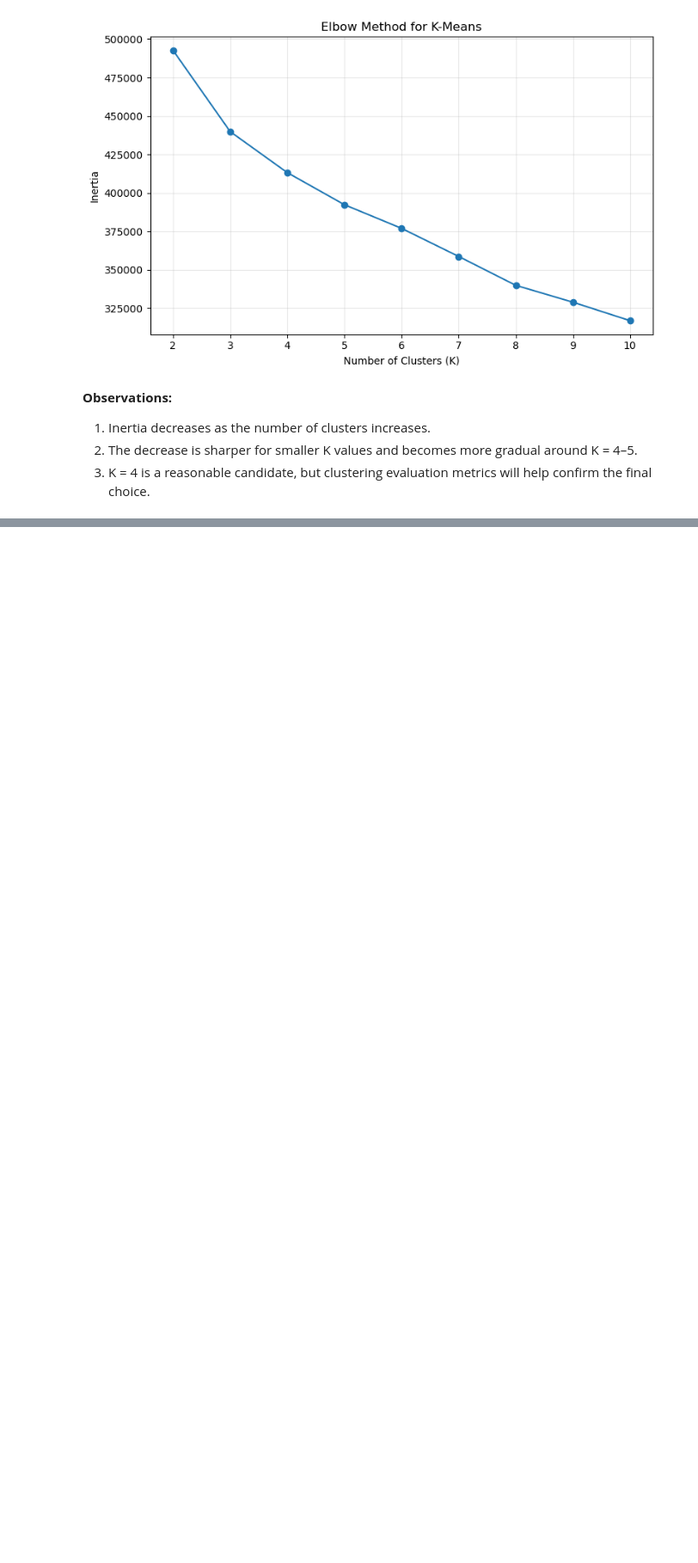
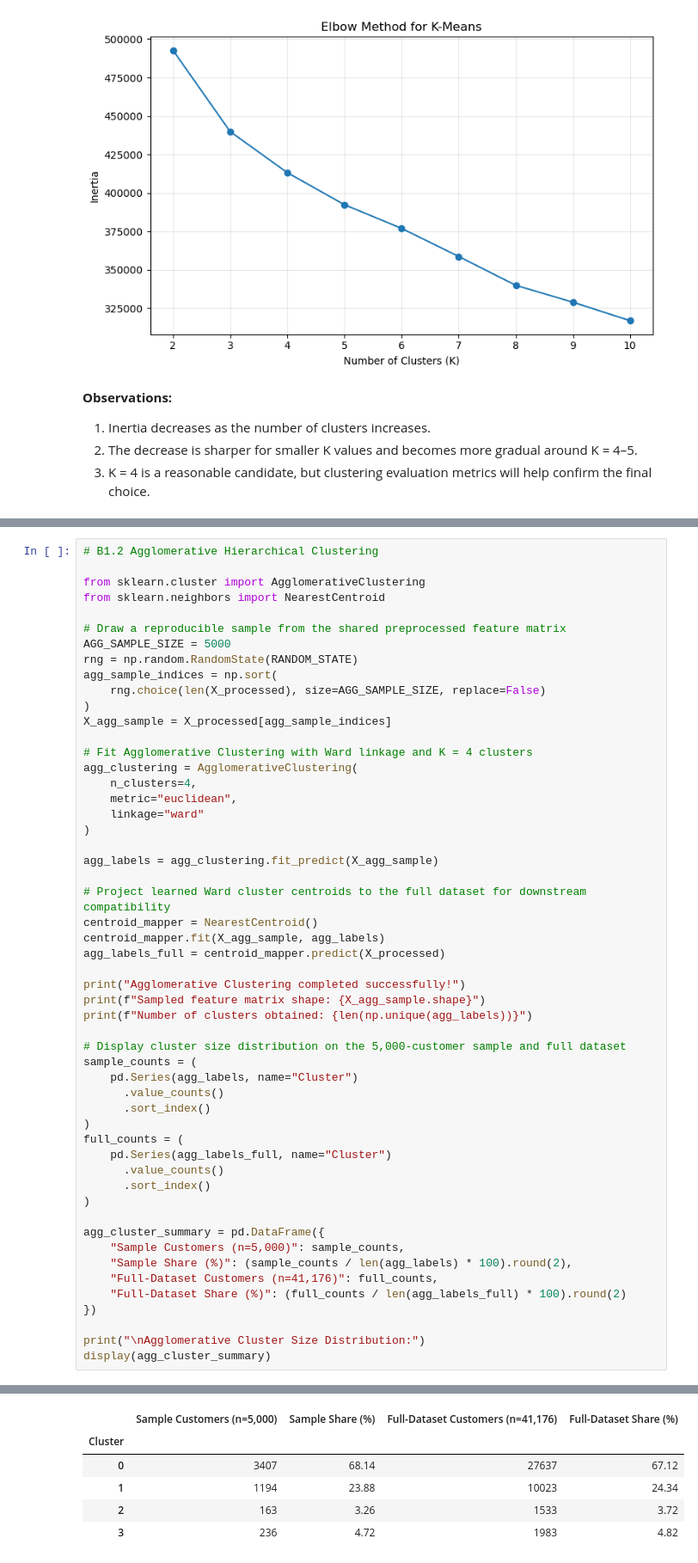
Before and after one commit to MohithKumar128/ML-301, a Jupyter notebook: notebooks/clustering.ipynb, the cells around one changed output, grey strips where cells are left out. Shown at 86% size. Saved outputs shown, nothing was run; the diff lists cells and outputs as text; blank space fills up the shorter version.

Commit message:
Implement agglomerative clustering

```diff
--- a/notebooks/clustering.ipynb
+++ b/notebooks/clustering.ipynb
@@ -517,0 +524,54 @@ plt.show()
+# %%
+# B1.2 Agglomerative Hierarchical Clustering
+
+from sklearn.cluster import AgglomerativeClustering
+from sklearn.neighbors import NearestCentroid
+
+# Draw a reproducible sample from the shared preprocessed feature matrix
+AGG_SAMPLE_SIZE = 5000
+rng = np.random.RandomState(RANDOM_STATE)
+agg_sample_indices = np.sort(
+    rng.choice(len(X_processed), size=AGG_SAMPLE_SIZE, replace=False)
+)
+X_agg_sample = X_processed[agg_sample_indices]
+
+# Fit Agglomerative Clustering with Ward linkage and K = 4 clusters
+agg_clustering = AgglomerativeClustering(
+    n_clusters=4,
+    metric="euclidean",
+    linkage="ward"
+)
+
+agg_labels = agg_clustering.fit_predict(X_agg_sample)
+
+# Project learned Ward cluster centroids to the full dataset for downstream compatibility
+centroid_mapper = NearestCentroid()
+centroid_mapper.fit(X_agg_sample, agg_labels)
+agg_labels_full = centroid_mapper.predict(X_processed)
+
+print("Agglomerative Clustering completed successfully!")
+print(f"Sampled feature matrix shape: {X_agg_sample.shape}")
+print(f"Number of clusters obtained: {len(np.unique(agg_labels))}")
+
+# Display cluster size distribution on the 5,000-customer sample and full dataset
+sample_counts = (
+    pd.Series(agg_labels, name="Cluster")
+      .value_counts()
+      .sort_index()
+)
+full_counts = (
+    pd.Series(agg_labels_full, name="Cluster")
+      .value_counts()
+      .sort_index()
+)
+
+agg_cluster_summary = pd.DataFrame({
+    "Sample Customers (n=5,000)": sample_counts,
+    "Sample Share (%)": (sample_counts / len(agg_labels) * 100).round(2),
+    "Full-Dataset Customers (n=41,176)": full_counts,
+    "Full-Dataset Share (%)": (full_counts / len(agg_labels_full) * 100).round(2)
+})
+
+print("\nAgglomerative Cluster Size Distribution:")
+display(agg_cluster_summary)
+# %% [output]
@@ -517,0 +583,6 @@ plt.show()
+|  | Sample Customers (n=5,000) | Sample Share (%) | Full-Dataset Customers (n=41,176) | Full-Dataset Share (%) |
+| Cluster |  |  |  |  |
+| 0 | 3407 | 68.14 | 27637 | 67.12 |
+| 1 | 1194 | 23.88 | 10023 | 24.34 |
+| 2 | 163 | 3.26 | 1533 | 3.72 |
+| 3 | 236 | 4.72 | 1983 | 4.82 |
```
Also changed, not shown: parts of 3 cells of this notebook.
